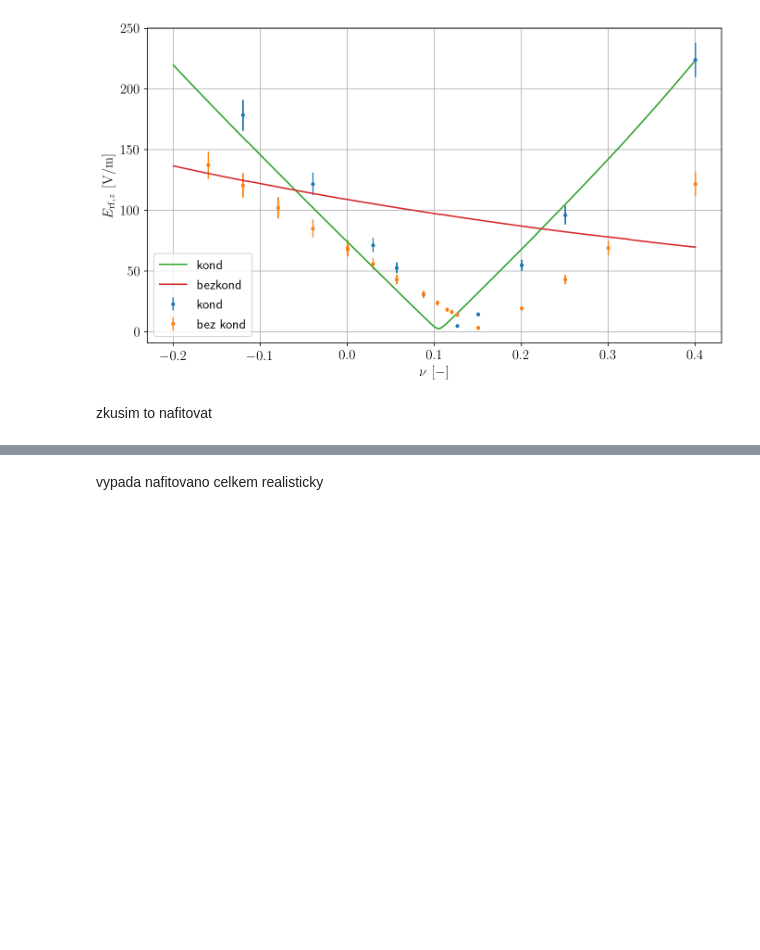
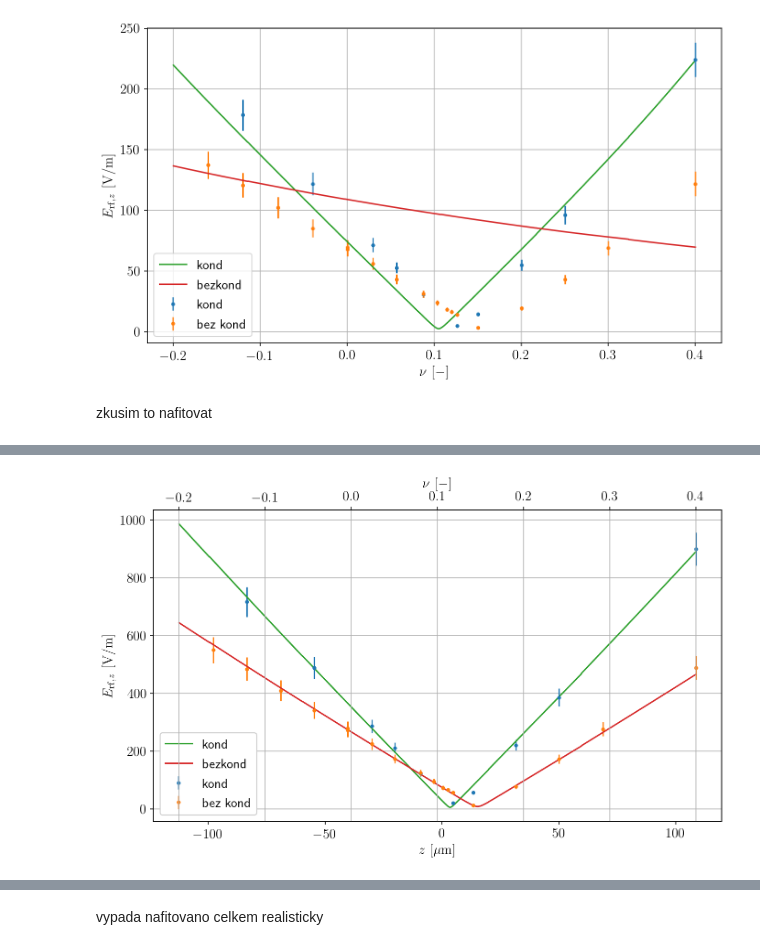
Before and after one commit to dvadlejch/Julia_vypocty_diplomka, a Jupyter notebook: micromotion_measurements/axial_EMM_model_vs_experiment.ipynb, the cells around one changed output, grey strips where cells are left out. Cells and saved outputs as stored; diff of their text form; code cells hidden in the pictures; blank space fills up the shorter version.

```diff
--- a/micromotion_measurements/axial_EMM_model_vs_experiment.ipynb
+++ b/micromotion_measurements/axial_EMM_model_vs_experiment.ipynb
@@ -1056,0 +1091,32 @@ plt.grid()
+# %%
+## get z range
+z_range = get_z_given_nu(nu_range, [fit.x[2]/2, fit.x[2]/2])
+
+my_dpi = 150
+siz = 100
+sizex = 16*siz
+sizey = 9*siz
+
+plt.figure(figsize=(sizex/my_dpi, sizey/my_dpi), dpi=my_dpi)
+
+x = plt.gca()
+
+x.errorbar(get_z_given_nu(nu_cond, [fit.x[2]/2, fit.x[2]/2]), exper_data_scale*E_rf_cond, yerr=exper_data_scale*E_rf_cond_sigma, fmt='.', label=r'kond')
+x.errorbar(get_z_given_nu(nu_bezcond, [fit.x[2]/2, fit.x[2]/2]), exper_data_scale*E_rf, yerr=exper_data_scale*E_rf_sigma,  fmt='.', label=r'bez kond')
+x.plot(z_range, E_rf_amp_cond, label=r'kond')
+x.plot(z_range, E_rf_amp_bezcond, label=r'bezkond')
+
+# plt.axvline(get_z_given_nu(0, [fit.x[2]/2, fit.x[2]/2]), linestyle='--')
+
+x2 = x.twiny()
+invisibleline = x2.plot(nu_range, E_rf_amp_cond, alpha=0)
+
+x2.set_xlabel(r"$ \nu \, \, \rm [-]$")
+x.set_xlabel(r"$ z \, \, \rm [\mu m]$")
+x.set_ylabel(r"$ E_{\rm rf, \it z} \, \, \rm [V/m]$")
+
+x.legend(framealpha=1)
+x.grid(axis='y')
+x2.grid()
+# %% [output]
+[figure, added]
```
Also changed, not shown: parts of 10 cells of this notebook.
